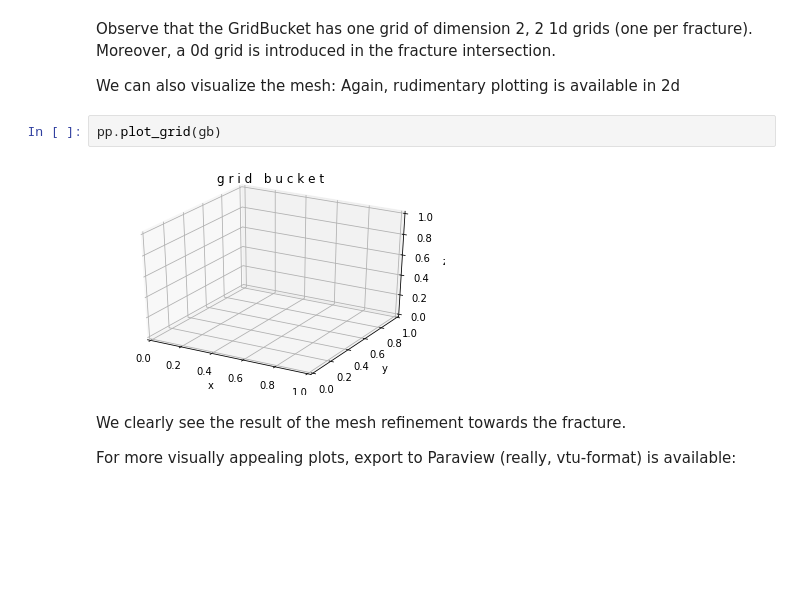
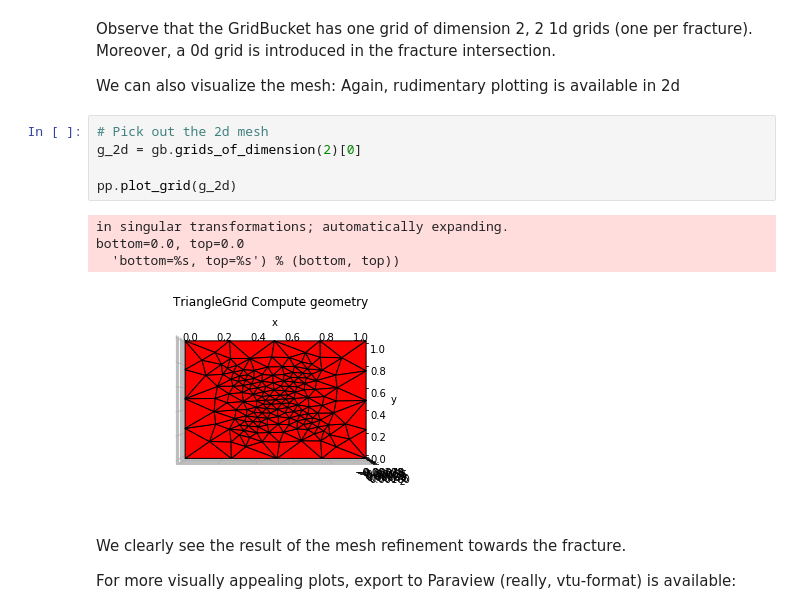
Before and after one commit to keileg/porepy_intro, a Jupyter notebook: MixedDimensionalFlow.ipynb, the cells around one changed output. Saved outputs shown, nothing was run; the diff lists cells and outputs as text; blank space fills up the shorter version.

```diff
--- a/MixedDimensionalFlow.ipynb
+++ b/MixedDimensionalFlow.ipynb
@@ -74,10 +74,16 @@ In lower dimensions:
 Observe that the GridBucket has one grid of dimension 2, 2 1d grids (one per fracture). Moreover, a 0d grid is introduced in the fracture intersection.
 
 We can also visualize the mesh: Again, rudimentary plotting is available in 2d
-# %%
-pp.plot_grid(gb)
-# %% [output]
-[figure, removed]
+# %%
+# Pick out the 2d mesh
+g_2d = gb.grids_of_dimension(2)[0]
+
+pp.plot_grid(g_2d)
+# %% [output]
+in singular transformations; automatically expanding.
+bottom=0.0, top=0.0
+  'bottom=%s, top=%s') % (bottom, top))
+[figure, added]
 # %% [markdown]
 We clearly see the result of the mesh refinement towards the fracture.
 
```
Also changed, not shown: parts of 1 cell of this notebook.
